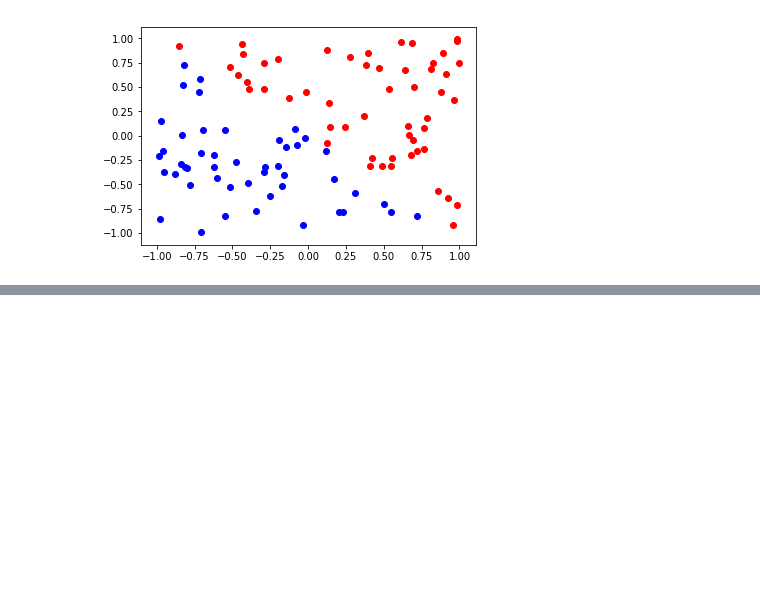
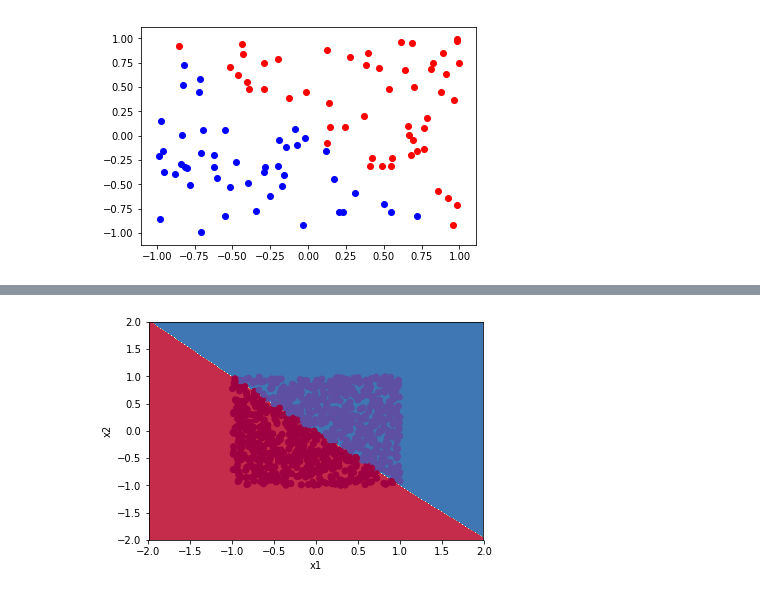
Before and after one commit to sowiks2711/NNVisualiser, a Jupyter notebook: data_analysis/projekt1/data_analysis.ipynb, the cells around one changed output, grey strips where cells are left out. Cells and saved outputs as stored; diff of their text form; code cells hidden in the pictures; blank space fills up the shorter version.

```diff
--- a/data_analysis/projekt1/data_analysis.ipynb
+++ b/data_analysis/projekt1/data_analysis.ipynb
@@ -362,0 +121,2 @@ plt.show()
+# %%
+model2 = nn_builder.compile('binary_crossentropy')
@@ -362,0 +136,2 @@ plt.show()
+# %%
+model2.fit(X, (Y == 1), num_epochs=2000)
@@ -362,0 +158,4 @@ plt.show()
+# %%
+plot_decision_boundary(lambda x: model2.predict_classes(x.T) , X, Y)
+# %% [output]
+[figure, added]
```
Also changed, not shown: parts of 43 cells of this notebook, 6 other files.
